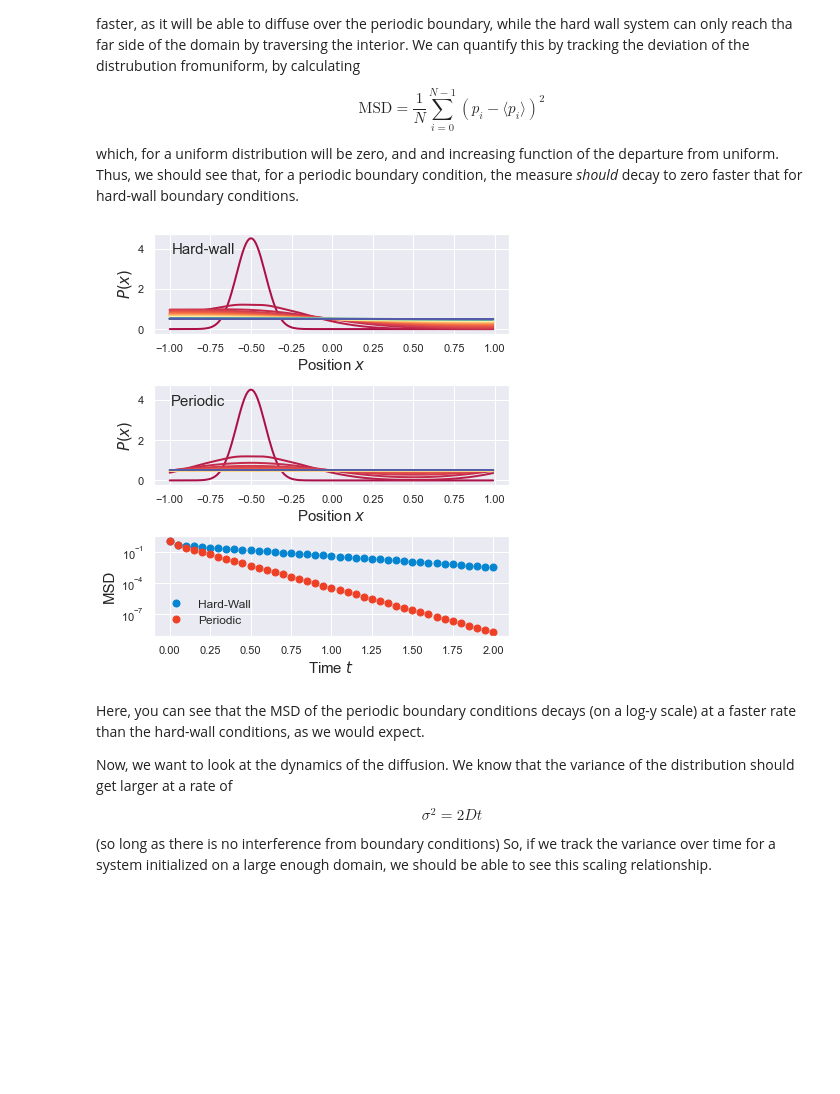
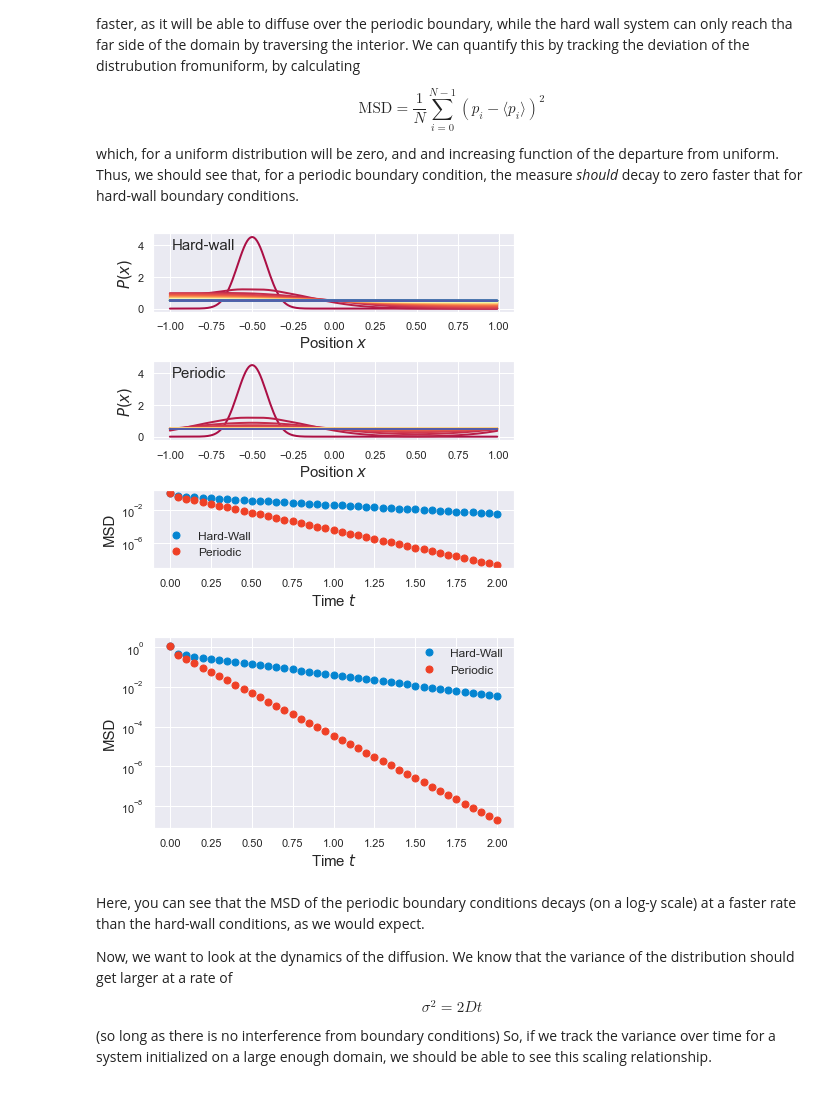
Before and after one commit to StevenJLarge/FokkerPlanck, a Jupyter notebook: notebooks/02-slarge-diffusion.ipynb, the cells around one changed output. Saved outputs shown, nothing was run; the diff lists cells and outputs as text; code cells hidden in the pictures; blank space fills up the shorter version.

Commit message:
started working on figure generation for report

```diff
--- a/notebooks/02-slarge-diffusion.ipynb
+++ b/notebooks/02-slarge-diffusion.ipynb
@@ -11,11 +11,16 @@ In this case, the method of solution is somewhat more complicated, as for stabil
 In this case, for an initial distribution that is Gaussian, we should see that the distribution will spread out, and its variance should increase linearly in time $\sigma^2 \sim t$ (that is, until it interacts with a boundary condition), with proportionality related to the diffusion coefficient. We should still see and verify that normalization is preserved, and that the boundary conditions (in this case, periodic, open, and hard-wall) produce consistent results.
 # %%
 # To start, pull in the necessary imports
+from pathlib import Path
 import numpy as np
 import statsmodels.api as sm
 import matplotlib.pyplot as plt
 import seaborn as sns
 sns.set(style="darkgrid")
+
+proj_dir = Path().resolve().parents[0]
+plot_dir = proj_dir / "figures" / "reports"
+
 # the 1d integrator is contained in the Integrator module
 from FPE import Integrator
 
@@ -157,0 +159,26 @@ plt.show()
+# %%
+# And then we can make a combined subplot that shows all of this
+fig, ax = plt.subplots(3, 2, figsize=(6, 5.5), sharex='col', sharey='col')
+
+for i, (d_op, d_per, d_hw) in enumerate(zip(density_tracker, density_tracker_per, density_tracker_hw)):
+    ax[0, 0].plot(x_array, d_op, linewidth=2.0, color=Pal[i])
+    ax[1, 0].plot(x_array, d_per, linewidth=2.0, color=Pal[i])
+    ax[2, 0].plot(x_array, d_hw, linewidth=2.0, color=Pal[i])
+
+    ax[0, 1].plot(time_tracker[i], np.sum(d_op * dx), 'o', markersize=6, color=Pal[i])
+    ax[1, 1].plot(time_tracker[i], np.sum(d_per * dx), 'o', markersize=6, color=Pal[i])
+    ax[2, 1].plot(time_tracker[i], np.sum(d_hw * dx), 'o', markersize=6, color=Pal[i])
+
+ax[2, 0].set_xlabel(r"Position $x$", fontsize=15)
+ax[2, 1].set_xlabel(r"Time $t$", fontsize=15)
+
+ax[2, 0].set_ylabel(r"$p(x, t)$", fontsize=15)
+ax[2, 1].set_ylabel(r"Normalization", fontsize=15)
+
+ax[0, 0].annotate(r"Open", xy=(0.05,0.90), xycoords="axes fraction", fontsize=12)
+ax[1, 0].annotate(r"Periodic", xy=(0.05,0.90), xycoords="axes fraction", fontsize=12)
+ax[2, 0].annotate(r"Hard-Wall", xy=(0.05,0.90), xycoords="axes fraction", fontsize=12)
+
+plt.tight_layout()
+plt.savefig(plot_dir / "diffusion_relax_sample.pdf", format="pdf")
+plt.show()
@@ -183,38 +212,57 @@ while time < total_time:
         density_tracker_per.append(fpe_periodic.get_prob)
         time_tracker.append(time)
 # %%
-fig, ax = plt.subplots(3, 1, figsize=(6, 6.5))
+fig, ax = plt.subplots(3, 1, figsize=(6, 5.5))
 Pal = sns.color_palette("Spectral", len(density_tracker_hw))
 
 msd_hw = []
 msd_per = []
 
 for i, (dens_hw, dens_per) in enumerate(zip(density_tracker_hw, density_tracker_per)):
     ax[0].plot(x_array, dens_hw, color=Pal[i], linewidth=2.0)
     ax[1].plot(x_array, dens_per, color=Pal[i], linewidth=2.0)
 
     msd_hw.append(np.std(dens_hw))
     msd_per.append(np.std(dens_per))
 
 ax[2].plot(time_tracker, msd_hw, 'o', color=sns.xkcd_rgb["cerulean"], markersize=7, label="Hard-Wall")
 ax[2].plot(time_tracker, msd_per, 'o', color=sns.xkcd_rgb["tomato"], markersize=7, label="Periodic")
 
 ax[2].set_yscale('log')
 ax[2].set_xlabel(r"Time $t$", fontsize=15)
 ax[2].set_ylabel(r"MSD", fontsize=15)
 ax[1].set_xlabel(r"Position $x$", fontsize=15)
 ax[1].set_ylabel(r"$P(x)$", fontsize=15)
 ax[0].set_xlabel(r"Position $x$", fontsize=15)
 ax[0].set_ylabel(r"$P(x)$", fontsize=15)
 
 ax[0].annotate(r"Hard-wall", xy=(0.05,0.8), xycoords="axes fraction", fontsize=15)
 ax[1].annotate(r"Periodic", xy=(0.05,0.8), xycoords="axes fraction", fontsize=15)
 ax[2].legend(fontsize=12, frameon=False)
 
 plt.tight_layout()
+plt.savefig(plot_dir / "diffusion_hw_periodic_relax.pdf", format="pdf")
 plt.show()
 # %% [output]
-[figure, old version]
+[figure, new version]
+# %%
+# And then just the last plot, in isolation
+fig, ax = plt.subplots(1, 1, figsize=(6, 3.5))
+Pal = sns.color_palette("Spectral", len(density_tracker_hw))
+
+ax.plot(time_tracker, msd_hw, 'o', color=sns.xkcd_rgb["cerulean"], markersize=7, label="Hard-Wall")
+ax.plot(time_tracker, msd_per, 'o', color=sns.xkcd_rgb["tomato"], markersize=7, label="Periodic")
+
+ax.set_yscale('log')
+ax.set_xlabel(r"Time $t$", fontsize=15)
+ax.set_ylabel(r"MSD", fontsize=15)
+ax.legend(fontsize=12, frameon=False)
+
+plt.tight_layout()
+plt.savefig(plot_dir / "diffusion_hw_periodic_relax_msd.pdf", format="pdf")
+plt.show()
+# %% [output]
+[figure, added]
 # %% [markdown]
 Here, you can see that the MSD of the periodic boundary conditions decays (on a log-y scale) at a faster rate than the hard-wall conditions, as we would expect.
 
```
Also changed, not shown: parts of 8 cells of this notebook, 5 other files.
